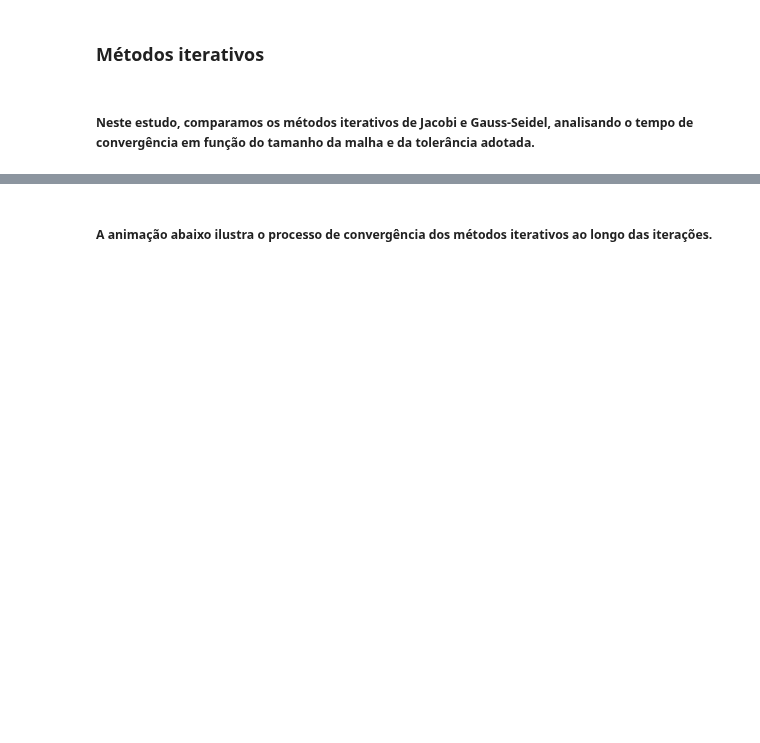
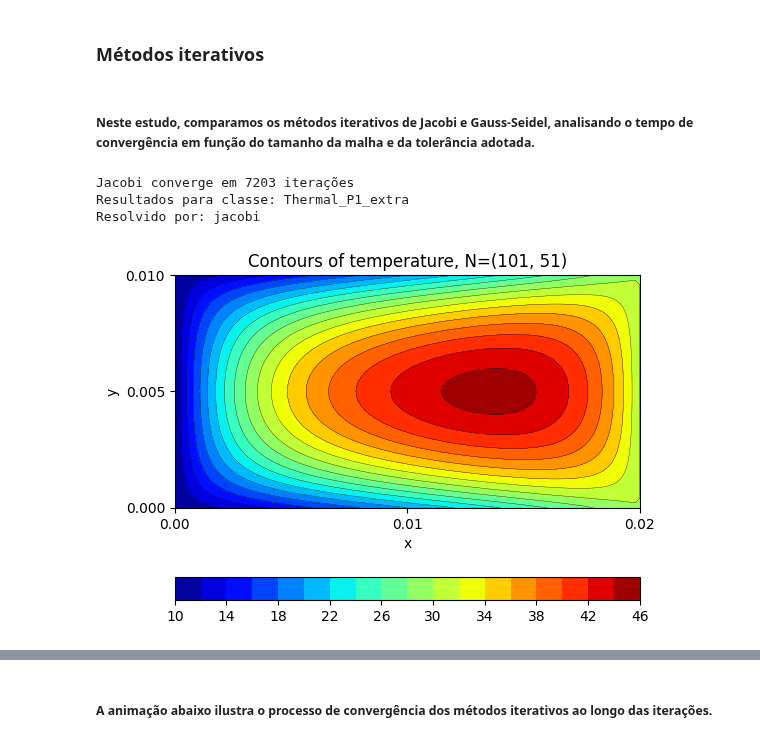
Before and after one commit to MathFoosasoz/Motores-Numericos-calc.-numerico, a Jupyter notebook: Apresentações/ap2/ap2.ipynb, the cells around one changed output, grey strips where cells are left out. Cells and saved outputs as stored; diff of their text form; code cells hidden in the pictures; blank space fills up the shorter version.

```diff
--- a/Apresentações/ap2/ap2.ipynb
+++ b/Apresentações/ap2/ap2.ipynb
@@ -72,6 +136,14 @@ analise_linearidade.run(print_info = True)
 ### Métodos iterativos
 # %% [markdown]
 ##### Neste estudo, comparamos os métodos iterativos de Jacobi e Gauss-Seidel, analisando o tempo de convergência em função do tamanho da malha e da tolerância adotada.
+# %%
+metodo_iterativo_jacobi = thermal.Thermal_P1_extra(config, method = "jacobi")
+metodo_iterativo_jacobi.run(print_info = True, plot = True)
+# %% [output]
+Jacobi converge em 7203 iterações
+Resultados para classe: Thermal_P1_extra
+Resolvido por: jacobi
+[figure, added]
 # %% [markdown]
 ![Resultados 1 do método iterativo](resultados_p1_extra/tempoXsubdivisoes_1.png)
 
```
Also changed, not shown: parts of 13 cells of this notebook, 3 other files.
